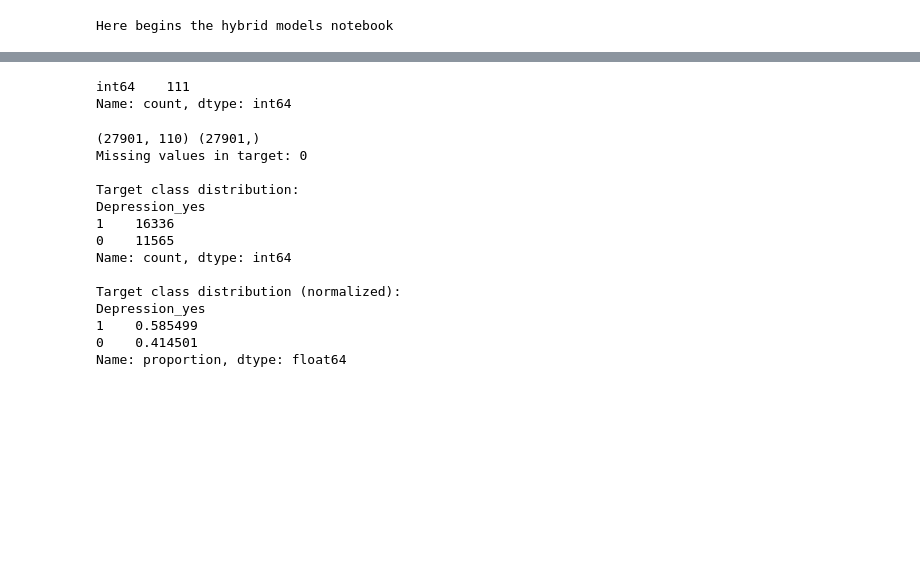
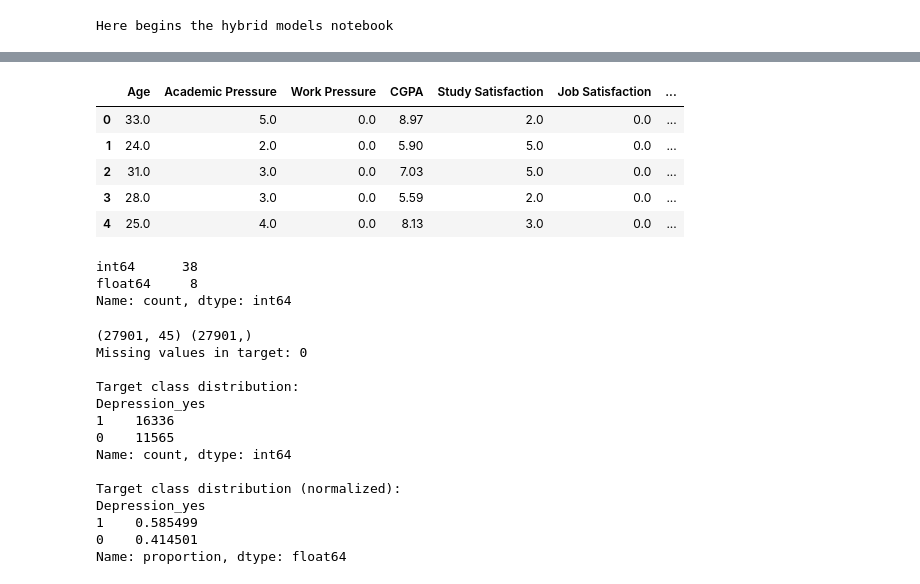
Before and after one commit to mateidiana/WellBeingModelling, a Jupyter notebook: notebooks/hybrid_models/03_2_hybrid_models_mh_student.ipynb, the cells around one changed output, grey strips where cells are left out. Saved outputs shown, nothing was run; the diff lists cells and outputs as text; code cells hidden in the pictures; blank space fills up the shorter version.

```diff
--- a/notebooks/hybrid_models/03_2_hybrid_models_mh_student.ipynb
+++ b/notebooks/hybrid_models/03_2_hybrid_models_mh_student.ipynb
@@ -29,3 +26,16 @@ df_ml.head()
+# %%
+# Drop all one-hot encoded City columns
+city_cols = [col for col in df_ml.columns if col.startswith("City_")]
+
+df_ml = df_ml.drop(columns=city_cols)
+df_ml.head()
+# %% [output]
+|  | Age | Academic Pressure | Work Pressure | CGPA | Study Satisfaction | Job Satisfaction | ... |
+| 0 | 33.0 | 5.0 | 0.0 | 8.97 | 2.0 | 0.0 | ... |
+| 1 | 24.0 | 2.0 | 0.0 | 5.90 | 5.0 | 0.0 | ... |
+| 2 | 31.0 | 3.0 | 0.0 | 7.03 | 5.0 | 0.0 | ... |
+| 3 | 28.0 | 3.0 | 0.0 | 5.59 | 2.0 | 0.0 | ... |
+| 4 | 25.0 | 4.0 | 0.0 | 8.13 | 3.0 | 0.0 | ... |
 # %%
 # Convert boolean columns to integers (if any exist)
 # This ensures all predictors are numeric and compatible with sklearn/XGBoost
@@ -43,7 +53,8 @@ for col in df_ml.columns:
 # Check resulting data types
 df_ml.dtypes.value_counts()
 # %% [output]
-int64    111
+int64      38
+float64     8
 Name: count, dtype: int64
 # %%
 # Define feature matrix X and target vector y
@@ -64,7 +75,7 @@ print(y.value_counts())
 print("\nTarget class distribution (normalized):")
 print(y.value_counts(normalize=True))
 # %% [output]
-(27901, 110) (27901,)
+(27901, 45) (27901,)
 Missing values in target: 0
 
 Target class distribution:
```
Also changed, not shown: parts of 9 cells of this notebook.
